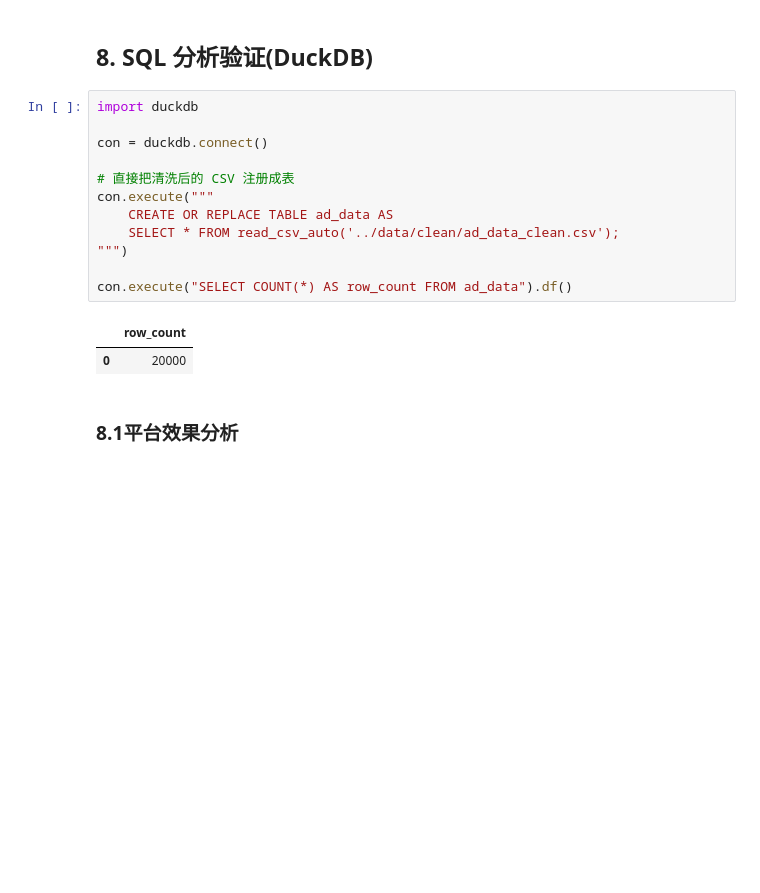
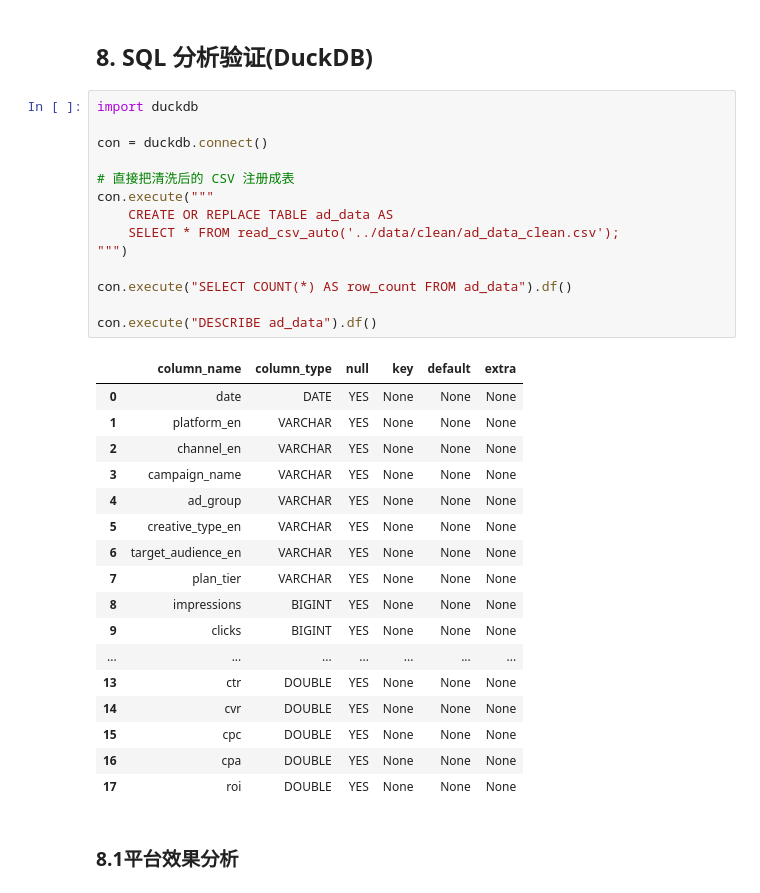
Before and after one commit to reghtty/ad_campaign_analysis, a Jupyter notebook: notebook/ad_campaign_analysis.ipynb, the cells around one changed output. Drawn from its saved outputs; the diff is of its cells as text; blank space fills up the shorter version.

```diff
--- a/notebook/ad_campaign_analysis.ipynb
+++ b/notebook/ad_campaign_analysis.ipynb
@@ -779,18 +775,35 @@ findfont: Generic family 'sans-serif' not found because none of the following fa
 # %%
 import duckdb
 
 con = duckdb.connect()
 
 # 直接把清洗后的 CSV 注册成表
 con.execute("""
     CREATE OR REPLACE TABLE ad_data AS
     SELECT * FROM read_csv_auto('../data/clean/ad_data_clean.csv');
 """)
 
 con.execute("SELECT COUNT(*) AS row_count FROM ad_data").df()
+
+con.execute("DESCRIBE ad_data").df()
 # %% [output]
-|  | row_count |
-| 0 | 20000 |
+|  | column_name | column_type | null | key | default | extra |
+| 0 | date | DATE | YES | None | None | None |
+| 1 | platform_en | VARCHAR | YES | None | None | None |
+| 2 | channel_en | VARCHAR | YES | None | None | None |
+| 3 | campaign_name | VARCHAR | YES | None | None | None |
+| 4 | ad_group | VARCHAR | YES | None | None | None |
+| 5 | creative_type_en | VARCHAR | YES | None | None | None |
+| 6 | target_audience_en | VARCHAR | YES | None | None | None |
+| 7 | plan_tier | VARCHAR | YES | None | None | None |
+| 8 | impressions | BIGINT | YES | None | None | None |
+| 9 | clicks | BIGINT | YES | None | None | None |
+| ... | ... | ... | ... | ... | ... | ... |
+| 13 | ctr | DOUBLE | YES | None | None | None |
+| 14 | cvr | DOUBLE | YES | None | None | None |
+| 15 | cpc | DOUBLE | YES | None | None | None |
+| 16 | cpa | DOUBLE | YES | None | None | None |
+| 17 | roi | DOUBLE | YES | None | None | None |
 # %% [markdown]
 ### 8.1平台效果分析
 # %%
```
Also changed, not shown: parts of 51 cells of this notebook, 2 other files.
